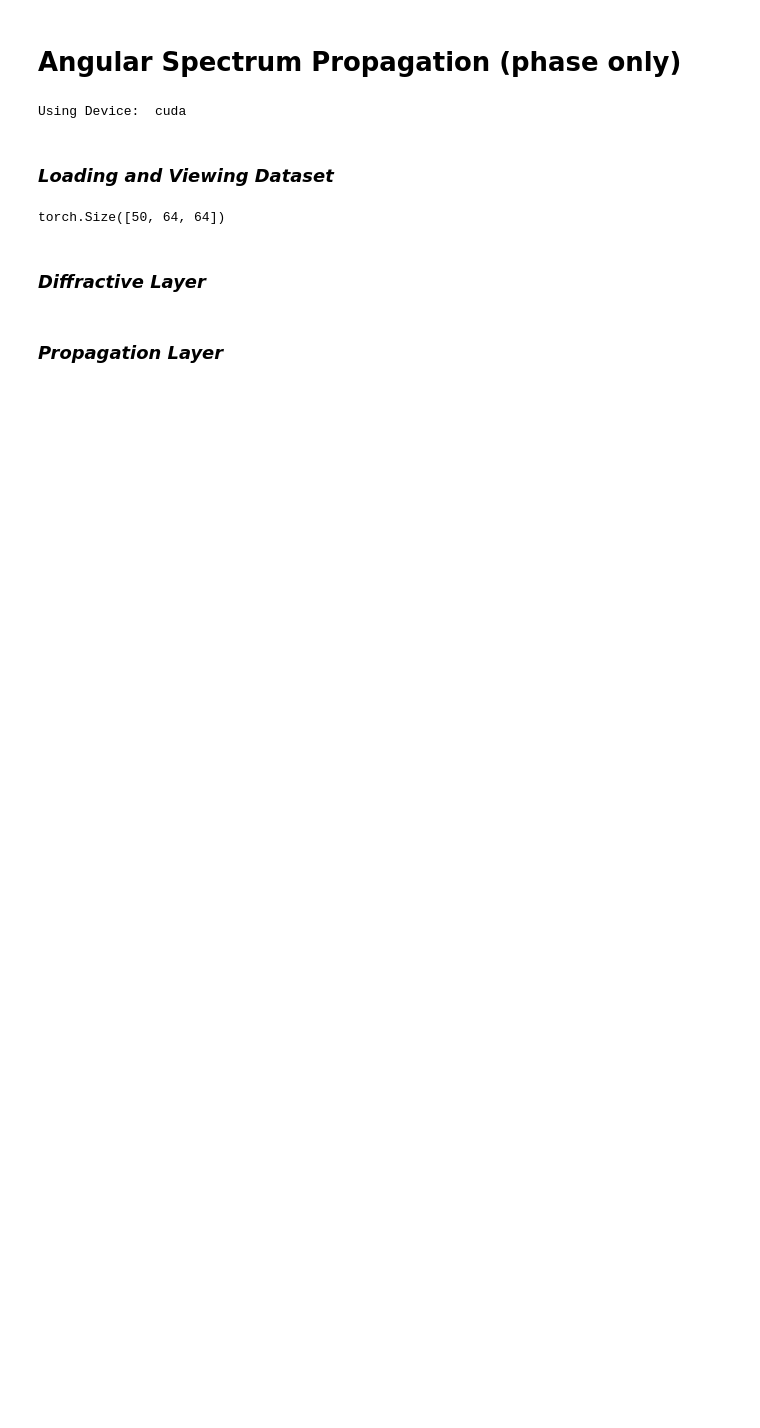
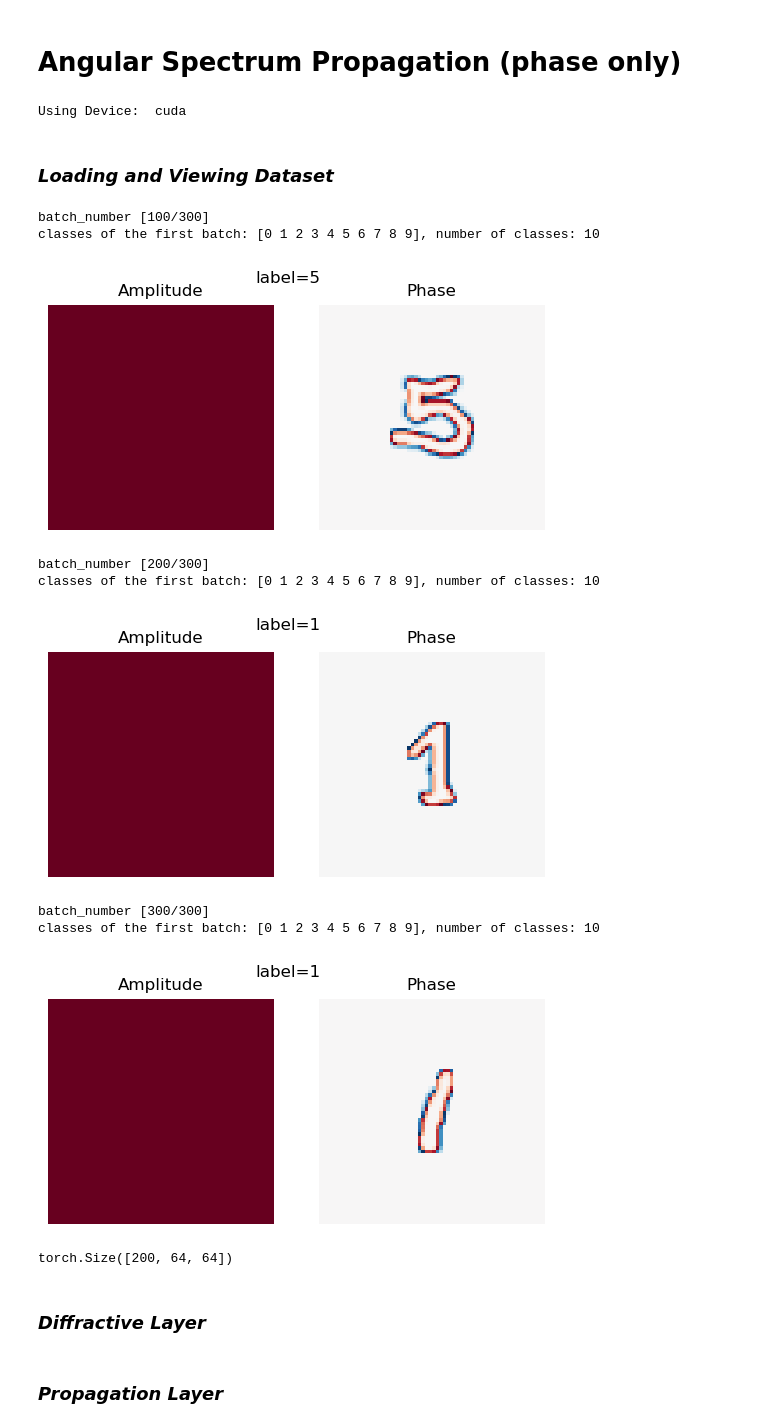
Before and after one commit to Loli-Eternally/D2NN-with-Pytorch, a Jupyter notebook: D2NN-plus.ipynb, the cells around one changed output. Saved outputs shown, nothing was run; the diff lists cells and outputs as text; code cells hidden in the pictures; blank space fills up the shorter version.

```diff
--- a/D2NN-plus.ipynb
+++ b/D2NN-plus.ipynb
@@ -37,6 +37,7 @@ train_dataloader = DataLoader(dataset=train_dataset, batch_size=BATCH_SIZE, shuf
 val_dataloader = DataLoader(dataset=val_dataset, batch_size=BATCH_SIZE, shuffle=False)
 
 # 定义一个绘图函数
+plt.rcParams['figure.figsize'] = (6.4, 4.8)
 def image_plot(image_phase, label):
     cmap='RdBu'
     norm = np.absolute(image_phase.cpu().numpy())
@@ -46,38 +47,49 @@ def image_plot(image_phase, label):
     ax1.set_title('Amplitude')
     ax2.imshow(np.angle(image_phase.cpu().numpy()), cmap=cmap)
     ax2.axis('off')  # 不显示坐标轴
     ax2.set_title('Phase')
     fig.suptitle("label={}".format(label), x=0.5, y=0.8)
 #     fig.colorbar(plt.cm.ScalarMappable(cmap=cmap), ax=ax2)
     plt.show()
 
 for i, (images, labels) in enumerate(train_dataloader):
     images = images.to(device)
     images_padded = F.pad(torch.squeeze(images), pad=(PADDING, PADDING, PADDING, PADDING))
     images_E = torch.sqrt(images_padded)
     images_phase = torch.exp(1j*2.0*np.pi*images_E) # 转换为相位图像
     labels = labels.to(device)
 
 
 #     print(i, images_phase[0].shape, labels[0].shape)
     '''
         每一个周期，共300个批次（i=0~299），一共60000个数据；
         train_dataloader包含300个批次，包括整个训练集；
         每一批次一共200张图片，对应200个标签, len(images[0])=1；
         images包含一个批次的200张图片（image[0].shape=torch.Size([1,28,28])），labels包含一个批次的200个标签，标签范围为0~9
     '''
 
     # 每100个批次绘制第一张图片（含shuffle导致每次运行结果不一样）
-    if (i + 1) % 1000 == 0:
+    if (i + 1) % 100 == 0:
         classes = torch.unique(labels).cpu().numpy()
         classes_num = len(classes)
         print('batch_number [{}/{}]'.format(i + 1, len(train_dataloader)))
         print('classes of the first batch: {}, number of classes: {}'.format(classes, classes_num))#  第一个batch的总类
         image_plot(images_phase[0], labels[0])
+# %% [output]
+batch_number [100/300]
+classes of the first batch: [0 1 2 3 4 5 6 7 8 9], number of classes: 10
+[figure, added]
+batch_number [200/300]
+classes of the first batch: [0 1 2 3 4 5 6 7 8 9], number of classes: 10
+[figure, added]
+batch_number [300/300]
+classes of the first batch: [0 1 2 3 4 5 6 7 8 9], number of classes: 10
+[figure, added]
 # %%
+# 检查一个batch的图片大小
 images_E.shape
 # %% [output]
-torch.Size([50, 64, 64])
+torch.Size([200, 64, 64])
 # %% [markdown]
 ### ***Diffractive Layer***
 # %%
```
Also changed, not shown: parts of 14 cells of this notebook.
